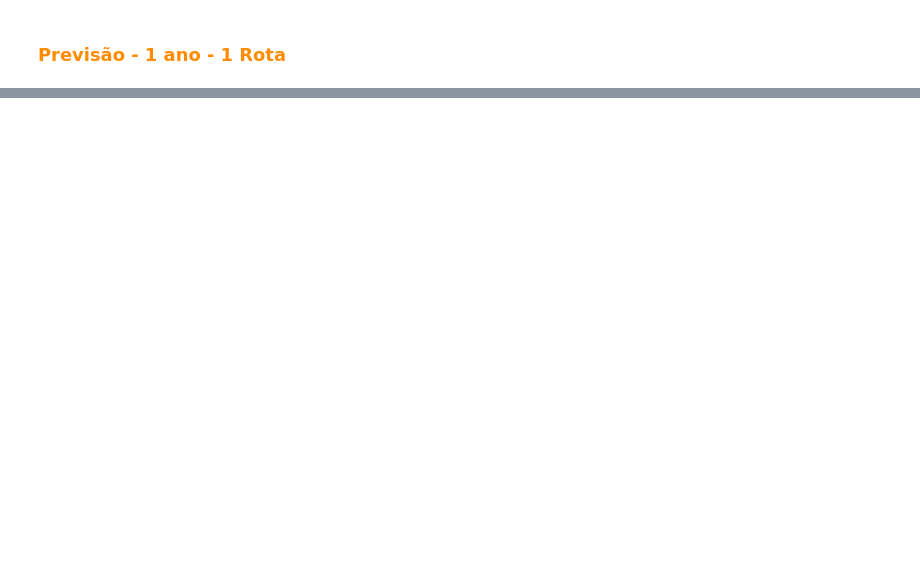
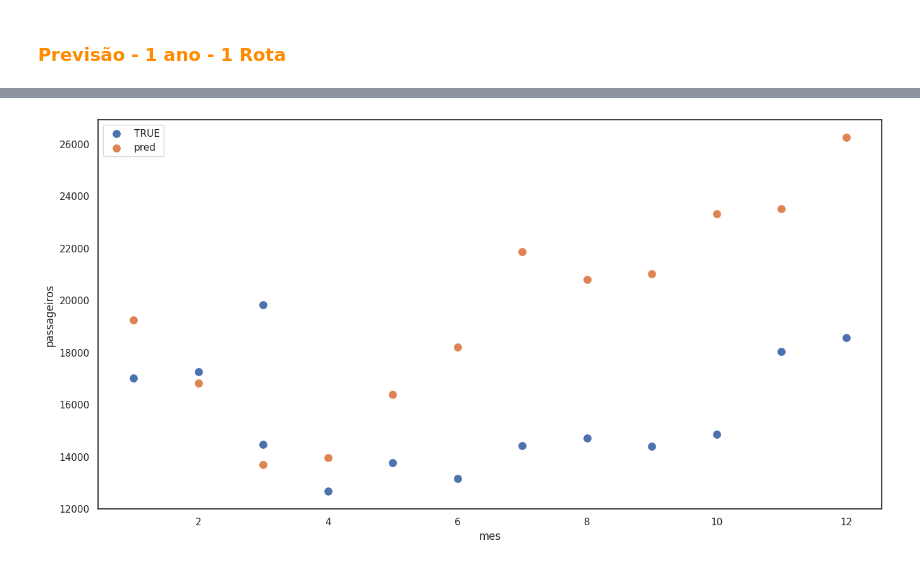
Before and after one commit to jlcunha/passenger_forecast, a Jupyter notebook: notebooks/modelo.ipynb, the cells around one changed output, grey strips where cells are left out. Cells and saved outputs as stored; diff of their text form; code cells hidden in the pictures; blank space fills up the shorter version.

```diff
--- a/notebooks/modelo.ipynb
+++ b/notebooks/modelo.ipynb
@@ -982,0 +1316,3 @@ ax.set_yticklabels(ax.get_yticklabels(), fontsize=5, rotation=0);
+# %%
+ensemble = VotingRegressor(estimators=([('CatBoost', catboost), ('LGBM', lgbm)]), weights=[0.8, 0.2], n_jobs=-1)
+ensemble
@@ -982,0 +1330,5 @@ ax.set_yticklabels(ax.get_yticklabels(), fontsize=5, rotation=0);
+# %%
+modelofinal = Pipeline([('Data Preparation', data_transfomr),
+                        ('Ensemble', ensemble)])
+
+modelofinal
@@ -993,13 +1363,6 @@ cols = ["carga_paga_kg", "carga_gratis_kg", "correio_kg", "ask", "rpk", "atk", "
         "grupo_de_voo", "combustivel_voo", "km_combustivel", "passageiros_gratis", "bagagem_kg", "payload", "carga_paga_km", "carga_gratis_km", "correio_km",
         "passageiros_assentos", "passageiros_voo", "passageiros_pg_por_voo", "passageiros_gt_por_voo", "passageiros_pagos"]
 data = data.drop(columns=cols)
-# %%
-modelofinal = Pipeline([('Data_Cleaning', cleaning_pipeline),
-                        ('Feature_Engineering', feature_engineering_pipeline),
-                        ('PreProcessing', preprocessing_pipeline),
-                        ('CatBoostRegressor', catboost)])
-
-modelofinal
 # %% [markdown]
   ### <font color='darkorange'> Previsão - 1 mes
 # %%
@@ -1102,10 +1501,10 @@ gol_train        = train.query("@gol_filter_train")
 gol_filter_test  = test.empresa_nome.str.contains("GOL")
 gol_test         = test.query("@gol_filter_test")
 # %%
-X_test_tam = tam.copy()
-y_test_tam = tam.passageiros
+X_test_tam = tam_test.copy()
+y_test_tam = tam_test.passageiros
 print(X_test_tam.shape, y_test_tam.shape)
 
-X_test_gol = gol.copy()
-y_test_gol = gol.passageiros
+X_test_gol = gol_test.copy()
+y_test_gol = gol_test.passageiros
 print(X_test_gol.shape, y_test_gol.shape)
@@ -1140,6 +1544,8 @@ X_test_tam
 # %%
 X_test_tam['pred'] = y_pred_tam
 X_test_gol['pred'] = y_pred_gol
 
-sns.scatterplot(data=X_test_gol, x='mes', y='passageiros', label='TRUE')
-sns.scatterplot(data=X_test_gol, x='mes', y='pred', label='pred')
+sns.scatterplot(data=X_test_gol, x='mes', y='passageiros', label='TRUE', s=100)
+sns.scatterplot(data=X_test_gol, x='mes', y='pred', label='pred', s=100);
+# %% [output]
+[figure, added]
```
Also changed, not shown: parts of 73 cells of this notebook, 5 other files.
